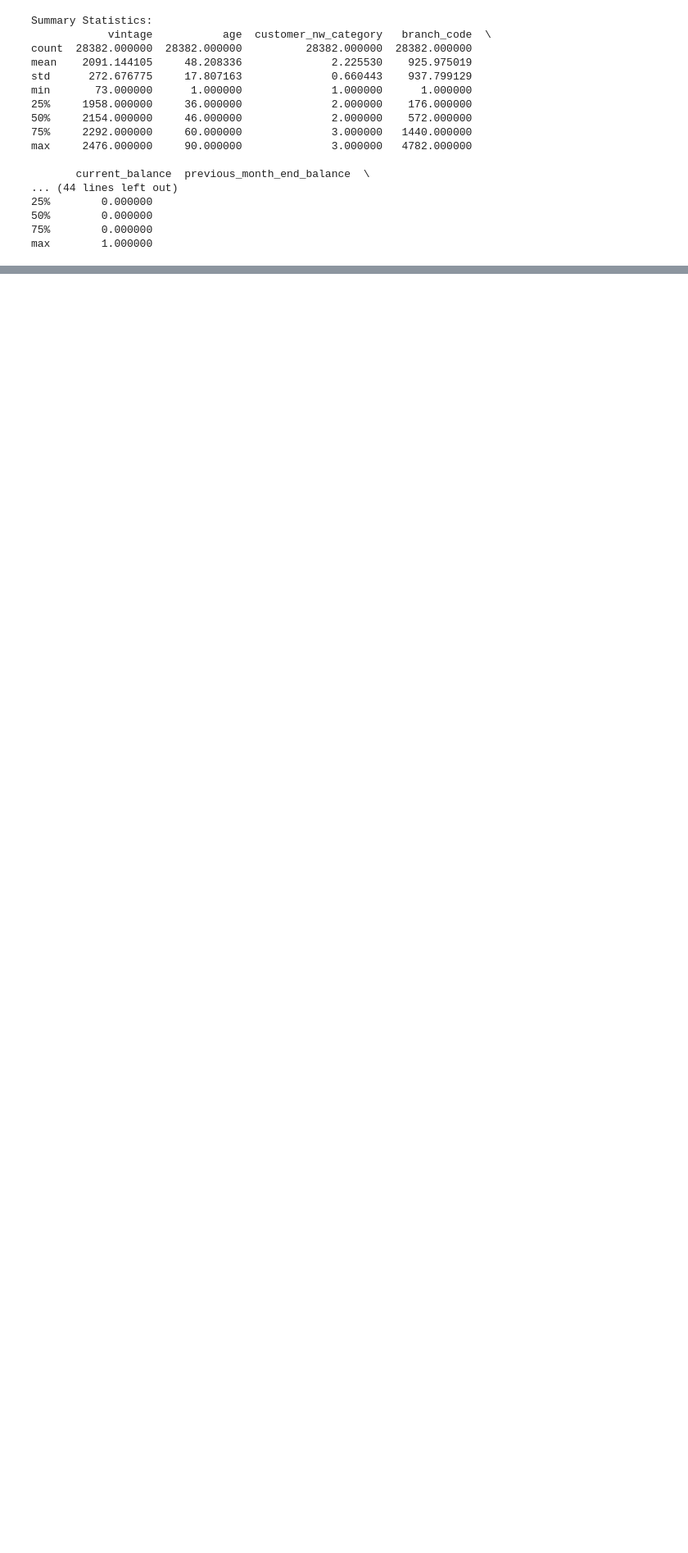
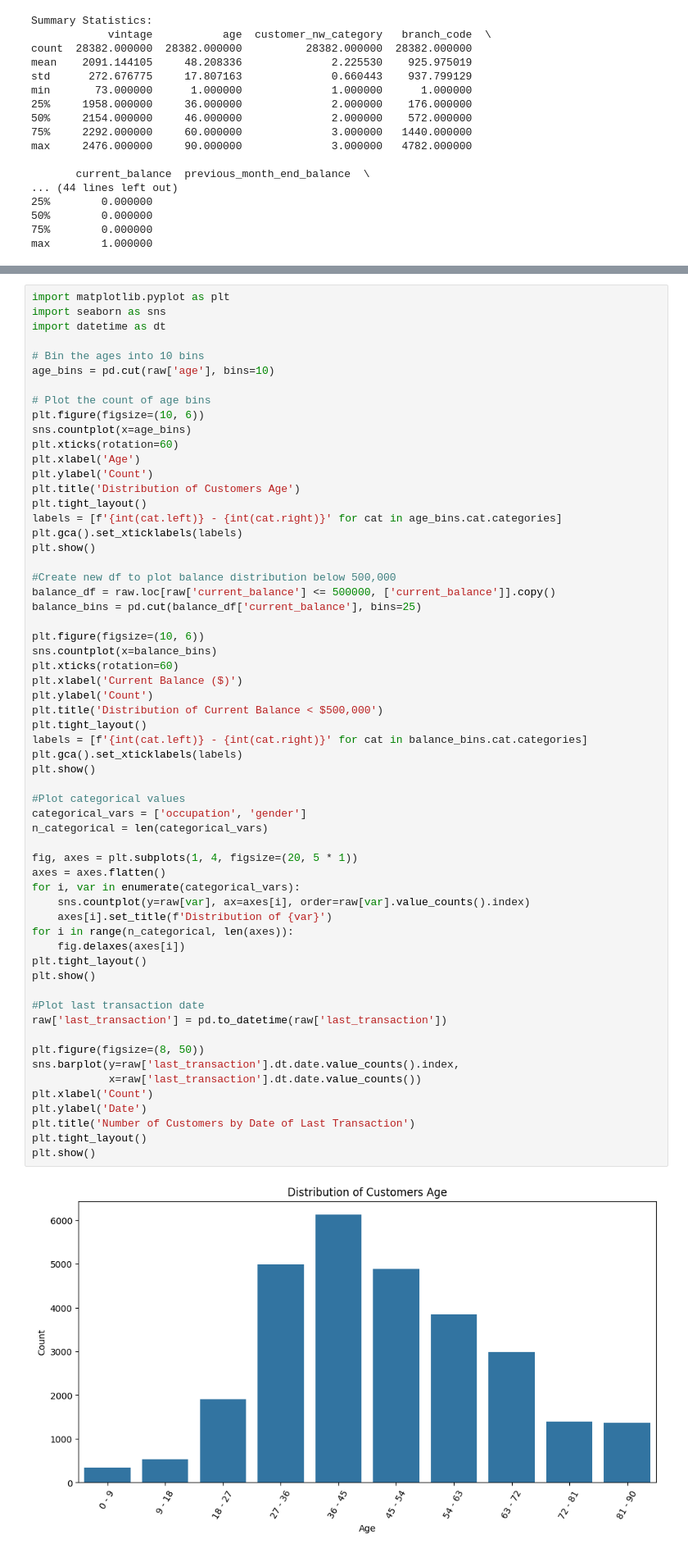
Before and after one commit to lucasweyrich958/Banking_Churn, a Jupyter notebook: Final Project.ipynb, the cells around one changed output, grey strips where cells are left out. Shown at 82% size. Saved outputs shown, nothing was run; the diff lists cells and outputs as text; blank space fills up the shorter version.

```diff
--- a/Final Project.ipynb
+++ b/Final Project.ipynb
@@ -144,0 +170,62 @@ plt.show()
+# %%
+import matplotlib.pyplot as plt
+import seaborn as sns
+import datetime as dt
+
+# Bin the ages into 10 bins
+age_bins = pd.cut(raw['age'], bins=10)
+
+# Plot the count of age bins
+plt.figure(figsize=(10, 6))
+sns.countplot(x=age_bins)
+plt.xticks(rotation=60)
+plt.xlabel('Age')
+plt.ylabel('Count')
+plt.title('Distribution of Customers Age')
+plt.tight_layout()
+labels = [f'{int(cat.left)} - {int(cat.right)}' for cat in age_bins.cat.categories]
+plt.gca().set_xticklabels(labels)
+plt.show()
+
+#Create new df to plot balance distribution below 500,000
+balance_df = raw.loc[raw['current_balance'] <= 500000, ['current_balance']].copy()
+balance_bins = pd.cut(balance_df['current_balance'], bins=25)
+
+plt.figure(figsize=(10, 6))
+sns.countplot(x=balance_bins)
+plt.xticks(rotation=60)
+plt.xlabel('Current Balance ($)')
+plt.ylabel('Count')
+plt.title('Distribution of Current Balance < $500,000')
+plt.tight_layout()
+labels = [f'{int(cat.left)} - {int(cat.right)}' for cat in balance_bins.cat.categories]
+plt.gca().set_xticklabels(labels)
+plt.show()
+
+#Plot categorical values
+categorical_vars = ['occupation', 'gender']
+n_categorical = len(categorical_vars)
+
+fig, axes = plt.subplots(1, 4, figsize=(20, 5 * 1))
+axes = axes.flatten()
+for i, var in enumerate(categorical_vars):
+    sns.countplot(y=raw[var], ax=axes[i], order=raw[var].value_counts().index)
+    axes[i].set_title(f'Distribution of {var}')
+for i in range(n_categorical, len(axes)):
+    fig.delaxes(axes[i])
+plt.tight_layout()
+plt.show()
+
+#Plot last transaction date
+raw['last_transaction'] = pd.to_datetime(raw['last_transaction'])
+
+plt.figure(figsize=(8, 50))
+sns.barplot(y=raw['last_transaction'].dt.date.value_counts().index,
+            x=raw['last_transaction'].dt.date.value_counts())
+plt.xlabel('Count')
+plt.ylabel('Date')
+plt.title('Number of Customers by Date of Last Transaction')
+plt.tight_layout()
+plt.show()
+# %% [output]
+[figure, added]
```
Also changed, not shown: parts of 40 cells of this notebook.
